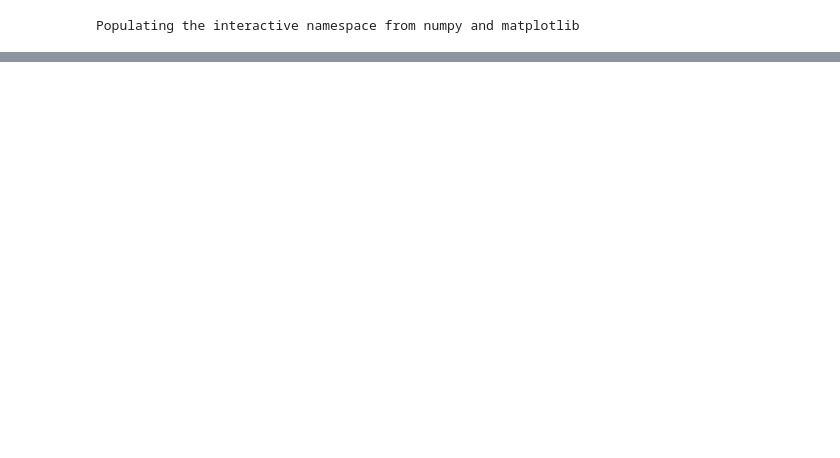
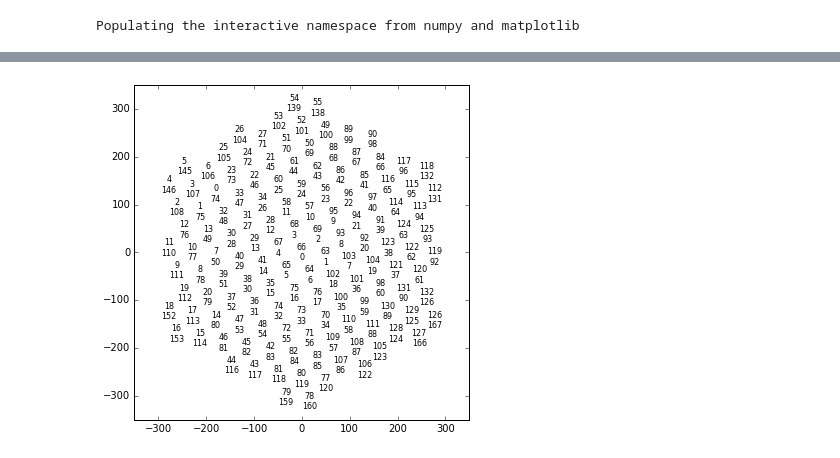
Before and after one commit to llr-cta/calin, a Jupyter notebook: unit_tests/python/notebooks/Camera layout - NectarCam 19 module test.ipynb, the cells around one changed output, grey strips where cells are left out. Cells and saved outputs as stored; diff of their text form; code cells hidden in the pictures; blank space fills up the shorter version.

```diff
--- a/unit_tests/python/notebooks/Camera layout - NectarCam 19 module test.ipynb
+++ b/unit_tests/python/notebooks/Camera layout - NectarCam 19 module test.ipynb
@@ -32,0 +46,66 @@ text(-rad,rad,'Nchan: %d\nNmod: %d\n'%(nchan,nmod),va='top')
+# %%
+modvec.sort(key=itemgetter('ix', 'iy'))
+# %%
+grid_chan_index = dict()
+for imod,mod in enumerate(modvec):
+    mhid = calin.math.hex_array.cluster_hexid_to_member_hexid(mod['i'],1,False)
+    for imodchan in range(0,len(mhid)):
+        ichan = imod*7+imodchan
+        igridchan = mhid[gridchanmap[imodchan]]
+        grid_chan_index[igridchan] = ichan
+# %%
+layout = calin.ix.iact_data.instrument_layout.CameraLayout()
+
+layout.set_camera_type(layout.NECTARCAM_TESTBENCH_19CHANNEL);
+#  repeated ChannelLayout channel                           = 10 [
+layout.set_pixel_grid_layout(layout.HEX_GRID);
+layout.set_pixel_grid_spacing(spacing/10);
+layout.set_pixel_grid_rotation(rot/pi*180);
+layout.set_pixel_grid_offset_x(0);
+layout.set_pixel_grid_offset_y(0);
+layout.set_pixel_grid_geometric_area(layout.pixel_grid_spacing()**2*sqrt(3)/2)
+layout.set_channels_per_modules(7)
+#  ModuleLayout module                                      = 21 [
+#    (CFO).desc = "Layout of each module." ];
+layout.set_adc_gains(layout.PARALLEL_DUAL_GAIN)
+layout.set_adc_bits(12)
+layout.set_can_read_waveforms(True);
+layout.set_can_read_charges(True);
+layout.set_can_read_peak_sample(False);
+
+modchanmap = [ 3, 0, 6, 5, 4, 2, 1 ]
+gridchanmap = [ 1, 6, 5, 0, 4, 3, 2 ]
+figure(figsize=[6,6])
+axis(asarray([-1,1,-1,1])*(rad+spacing))
+chanvec = []
+for imod,mod in enumerate(modvec):
+    m = layout.add_module()
+    mhid = calin.math.hex_array.cluster_hexid_to_member_hexid(mod['i'],1,False)
+#    print(mhid)
+    for imodchan in range(0,len(mhid)):
+        ichan = imod*7+imodchan
+        igridchan = mhid[gridchanmap[imodchan]]
+        u,v = calin.math.hex_array.hexid_to_uv(igridchan)
+        xxc,yyc = calin.math.hex_array.uv_to_xy(u,v)
+        xc = spacing*(crot*xxc - srot*yyc)
+        yc = spacing*(crot*yyc + srot*xxc)
+        m.add_channels_in_module(ichan)
+        c = layout.add_channel()
+        c.set_channel_index(ichan)
+        c.set_pixel_index(ichan)
+        c.set_pixel_grid_index(igridchan)
+        c.set_channel_set_index(0)
+        c.set_module_index(imod)
+        c.set_module_channel_index(imodchan)
+        c.set_x(xc)
+        c.set_y(yc)
+        c.set_diameter(layout.pixel_grid_spacing())
+        c.set_geometric_area(layout.pixel_grid_geometric_area())
+        neighbours = calin.math.hex_array.hexid_to_neighbor_hexids(igridchan)
+        for nid in filter(lambda id: grid_chan_index.get(id), neighbours):
+            c.add_neighbour_channel_indexes(grid_chan_index.get(nid))
+        hold('on')
+        text(xc,yc,'%d\n%d'%(ichan,igridchan),
+             ha='center',va='center',fontsize=8)
+# %% [output]
+[figure, added]
```
Also changed, not shown: parts of 3 cells of this notebook, 3 other files.
